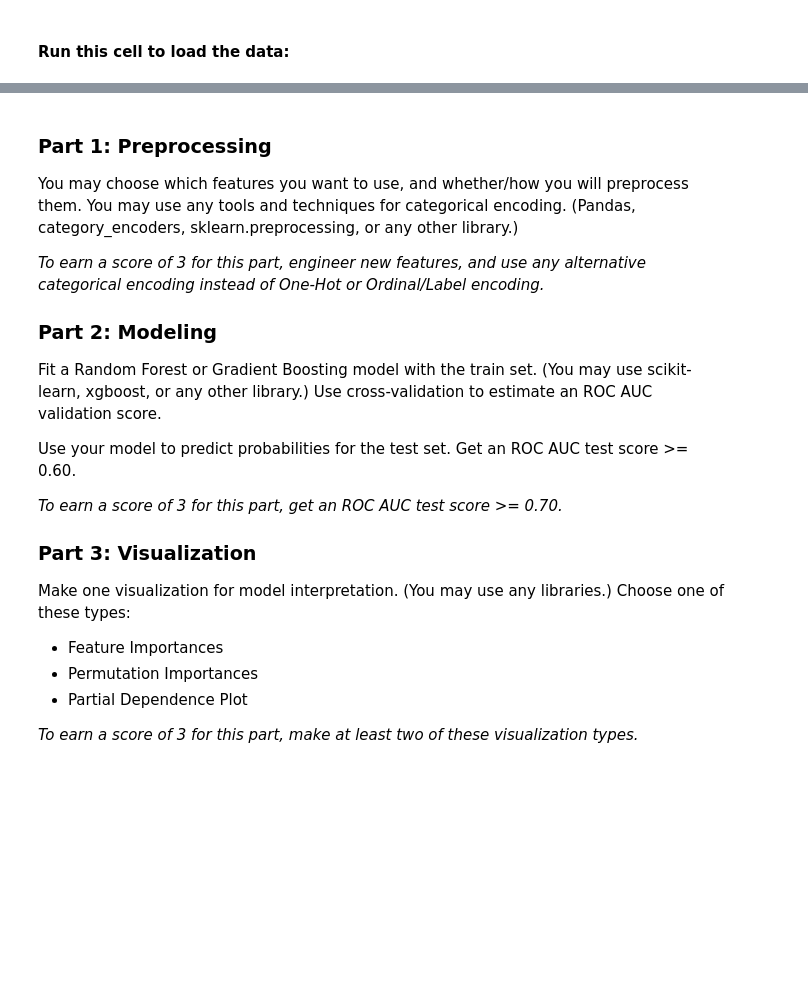
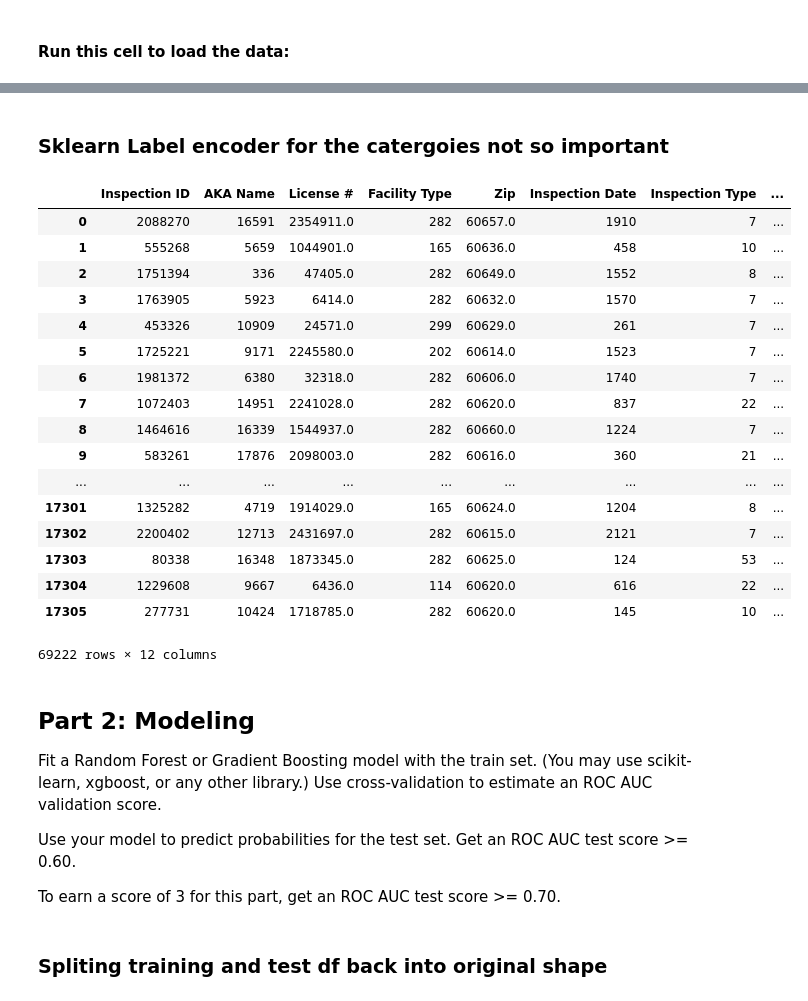
Before and after one commit to bloominstituteoftechnology/DS-Unit-4-Sprint-1-Tree-Ensembles, a Jupyter notebook: DS41SC.ipynb, the cells around one changed output, grey strips where cells are left out. Drawn from its saved outputs; the diff is of its cells as text; code cells hidden in the pictures; blank space fills up the shorter version.

```diff
--- a/DS41SC.ipynb
+++ b/DS41SC.ipynb
@@ -30,0 +268,4 @@ assert test.shape  == (17306, 17)
+# %%
+#I like keeping a copy of hte cleaned df before converting
+#it through any dummy converter
+df = df_no_nans.copy()
@@ -31,24 +281,43 @@ assert test.shape  == (17306, 17)
+# %% [markdown]
+###  Sklearn Label encoder for the catergoies not so important
+# %%
+from sklearn.preprocessing import LabelEncoder
+def dummyEncode(df):
+        columnsToEncode = list(df.select_dtypes(include=['category','object']))
+        le = LabelEncoder()
+        for feature in columnsToEncode:
+            try:
+                df[feature] = le.fit_transform(df[feature])
+            except:
+                print('Error encoding '+feature)
+        return df
+# %%
+dummyEncode(df_no_nans)
+# %% [output]
+|  | Inspection ID | AKA Name | License # | Facility Type | Zip | Inspection Date | Inspection Type | ... |
+| 0 | 2088270 | 16591 | 2354911.0 | 282 | 60657.0 | 1910 | 7 | ... |
+| 1 | 555268 | 5659 | 1044901.0 | 165 | 60636.0 | 458 | 10 | ... |
+| 2 | 1751394 | 336 | 47405.0 | 282 | 60649.0 | 1552 | 8 | ... |
+| 3 | 1763905 | 5923 | 6414.0 | 282 | 60632.0 | 1570 | 7 | ... |
+| 4 | 453326 | 10909 | 24571.0 | 299 | 60629.0 | 261 | 7 | ... |
+| 5 | 1725221 | 9171 | 2245580.0 | 202 | 60614.0 | 1523 | 7 | ... |
+| 6 | 1981372 | 6380 | 32318.0 | 282 | 60606.0 | 1740 | 7 | ... |
+| 7 | 1072403 | 14951 | 2241028.0 | 282 | 60620.0 | 837 | 22 | ... |
+| 8 | 1464616 | 16339 | 1544937.0 | 282 | 60660.0 | 1224 | 7 | ... |
+| 9 | 583261 | 17876 | 2098003.0 | 282 | 60616.0 | 360 | 21 | ... |
+| ... | ... | ... | ... | ... | ... | ... | ... | ... |
+| 17301 | 1325282 | 4719 | 1914029.0 | 165 | 60624.0 | 1204 | 8 | ... |
+| 17302 | 2200402 | 12713 | 2431697.0 | 282 | 60615.0 | 2121 | 7 | ... |
+| 17303 | 80338 | 16348 | 1873345.0 | 282 | 60625.0 | 124 | 53 | ... |
+| 17304 | 1229608 | 9667 | 6436.0 | 114 | 60620.0 | 616 | 22 | ... |
+| 17305 | 277731 | 10424 | 1718785.0 | 282 | 60620.0 | 145 | 10 | ... |
+69222 rows × 12 columns
 # %% [markdown]
-### Part 1: Preprocessing
-
-You may choose which features you want to use, and whether/how you will preprocess them. You may use any tools and techniques for categorical encoding. (Pandas, category_encoders, sklearn.preprocessing, or any other library.)
-
-_To earn a score of 3 for this part, engineer new features, and use any alternative categorical encoding instead of One-Hot or Ordinal/Label encoding._
-
-### Part 2: Modeling
-
+## Part 2: Modeling
 Fit a Random Forest or Gradient Boosting model with the train set. (You may use scikit-learn, xgboost, or any other library.) Use cross-validation to estimate an ROC AUC validation score.
 
 Use your model to predict probabilities for the test set. Get an ROC AUC test score >= 0.60.
 
-_To earn a score of 3 for this part, get an ROC AUC test score >= 0.70._
-
-
-### Part 3: Visualization
-
-Make one visualization for model interpretation. (You may use any libraries.) Choose one of these types:
-- Feature Importances
-- Permutation Importances
-- Partial Dependence Plot
-
-_To earn a score of 3 for this part, make at least two of these visualization types._
+To earn a score of 3 for this part, get an ROC AUC test score >= 0.70.
+# %% [markdown]
+### Spliting training and test df back into original shape
```
Also changed, not shown: parts of 56 cells of this notebook.
